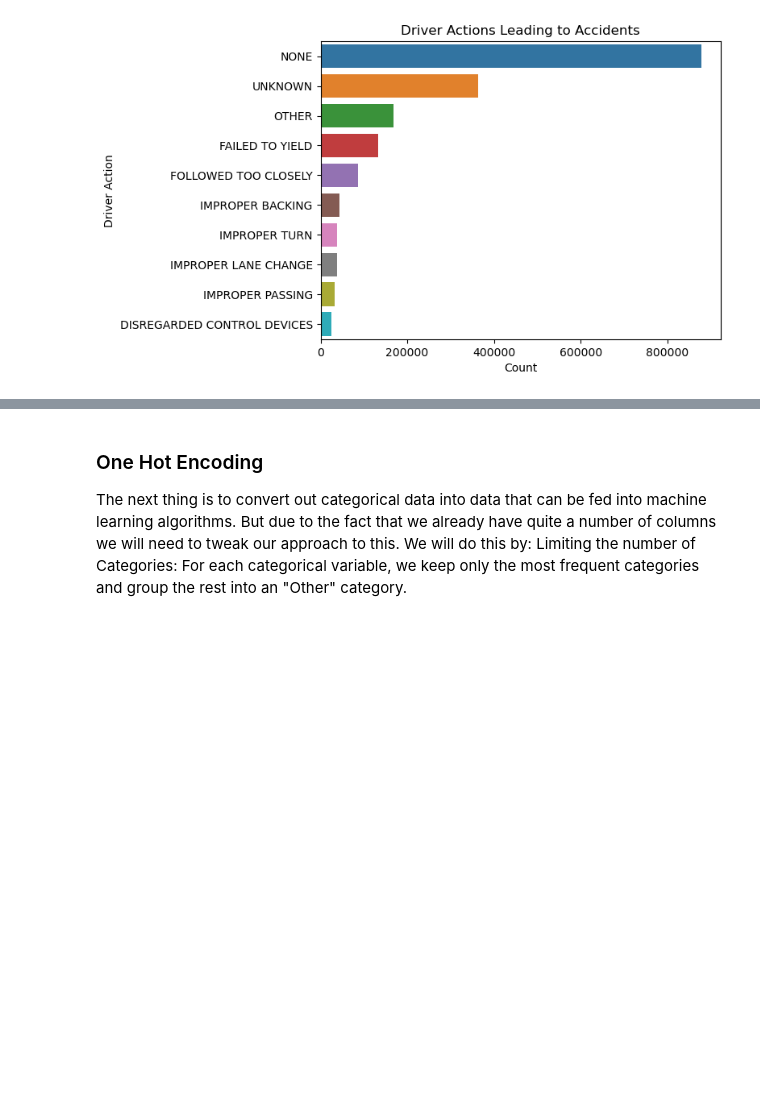
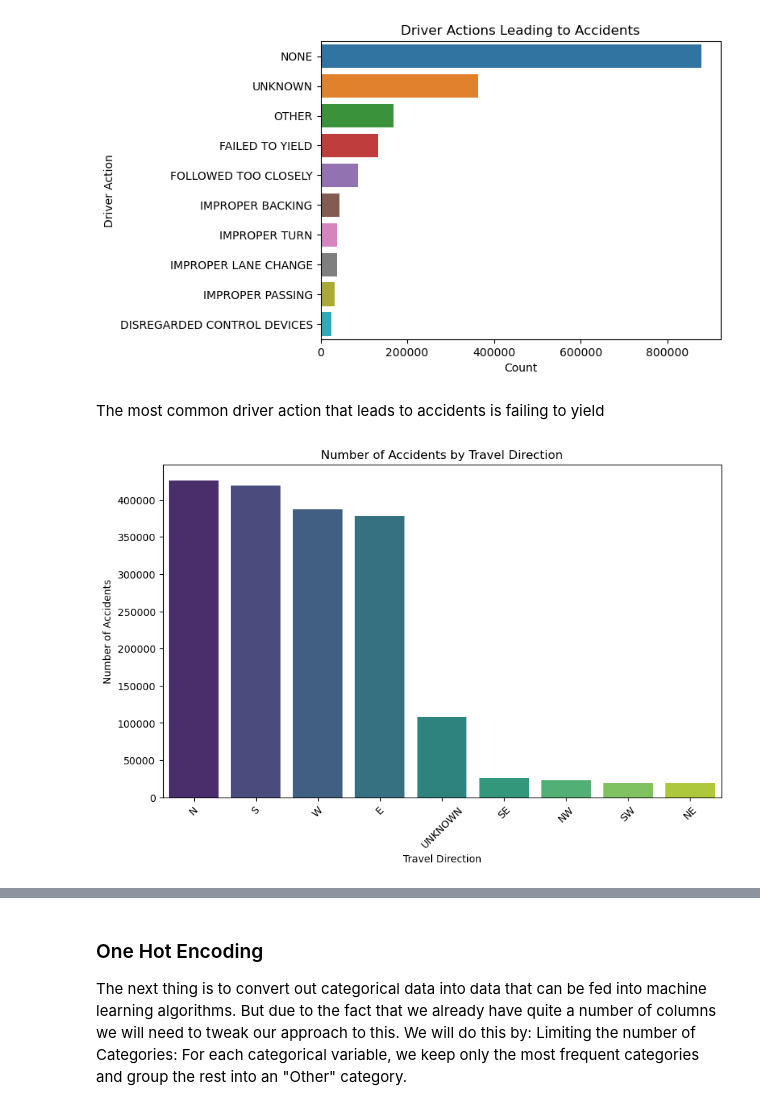
Before and after one commit to William-Itotia/DSC-Chicago-Car-Crash-Analysis, a Jupyter notebook: Project.ipynb, the cells around one changed output, grey strips where cells are left out. Saved outputs shown, nothing was run; the diff lists cells and outputs as text; code cells hidden in the pictures; blank space fills up the shorter version.

```diff
--- a/Project.ipynb
+++ b/Project.ipynb
@@ -486,6 +497,7 @@ Before modelling we need to understand our data and to do this we can use visual
 # %%
-up_merged_df['Hour'] = up_merged_df.index.hour
-up_merged_df['DayOfWeek'] = up_merged_df.index.dayofweek
+#Heatmap of Accidents by hour and day of week
+up_merged_df['Hour'] = up_merged_df.index.hour + 1
+up_merged_df['DayOfWeek'] = up_merged_df.index.dayofweek + 1 #to ensure starts at 1 not 0
 
 heatmap_data = up_merged_df.groupby(['DayOfWeek', 'Hour']).size().unstack()
 plt.figure(figsize=(12, 8))
@@ -512,3 +531,20 @@ plt.ylabel('Driver Action')
 plt.show()
 # %% [output]
 [figure]
+# %% [markdown]
+The most common driver action that leads to accidents is failing to yield
+# %%
+# Bar plot of number of accidents by travel direction
+
+direction_counts = up_merged_df['TRAVEL_DIRECTION'].value_counts()
+
+# Plotting the travel direction counts
+plt.figure(figsize=(10, 6))
+sns.barplot(x=direction_counts.index, y=direction_counts.values, palette='viridis')
+plt.title('Number of Accidents by Travel Direction')
+plt.xlabel('Travel Direction')
+plt.ylabel('Number of Accidents')
+plt.xticks(rotation=45)
+plt.show()
+# %% [output]
+[figure, added]
```
Also changed, not shown: parts of 10 cells of this notebook.
